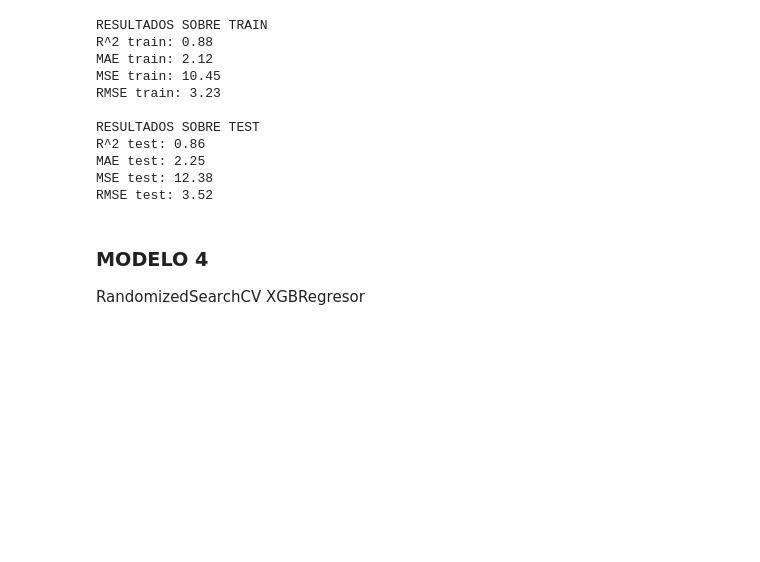
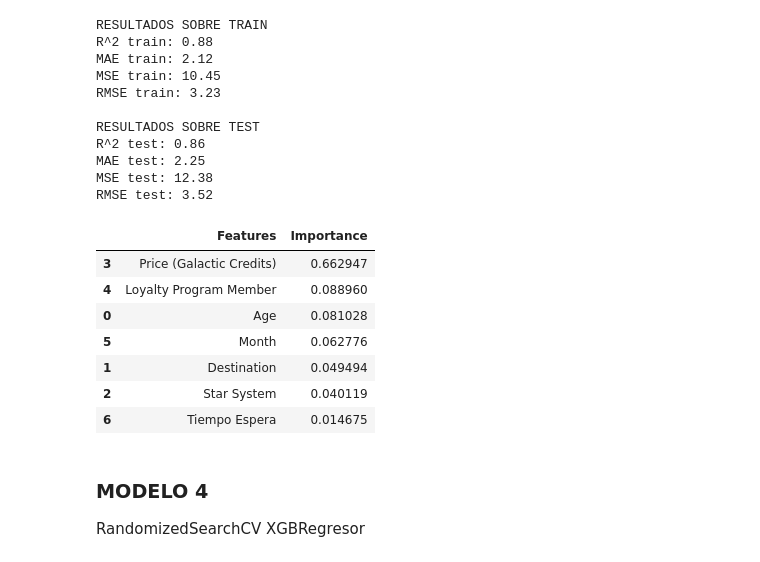
Before and after one commit to aliciamb86/ML-interstellar-travel-satisfaction, a Jupyter notebook: Interstellar Travel Customer Satisfaction Analysis/notebooks/03_Entrenamiento_Evaluacion.ipynb, the cells around one changed output. Saved outputs shown, nothing was run; the diff lists cells and outputs as text; code cells hidden in the pictures; blank space fills up the shorter version.

```diff
--- a/Interstellar Travel Customer Satisfaction Analysis/notebooks/03_Entrenamiento_Evaluacion.ipynb
+++ b/Interstellar Travel Customer Satisfaction Analysis/notebooks/03_Entrenamiento_Evaluacion.ipynb
@@ -268,6 +279,17 @@ R^2 test: 0.86
 MAE test: 2.25
 MSE test: 12.38
 RMSE test: 3.52
+# %%
+pd.DataFrame({'Features':X_train.columns, 'Importance':trained_model_3.feature_importances_}).sort_values(by='Importance', ascending=False)
+# %% [output]
+|  | Features | Importance |
+| 3 | Price (Galactic Credits) | 0.662947 |
+| 4 | Loyalty Program Member | 0.088960 |
+| 0 | Age | 0.081028 |
+| 5 | Month | 0.062776 |
+| 1 | Destination | 0.049494 |
+| 2 | Star System | 0.040119 |
+| 6 | Tiempo Espera | 0.014675 |
 # %% [markdown]
 ### MODELO 4
 RandomizedSearchCV XGBRegresor
```
Also changed, not shown: parts of 11 cells of this notebook, 1 other file.
